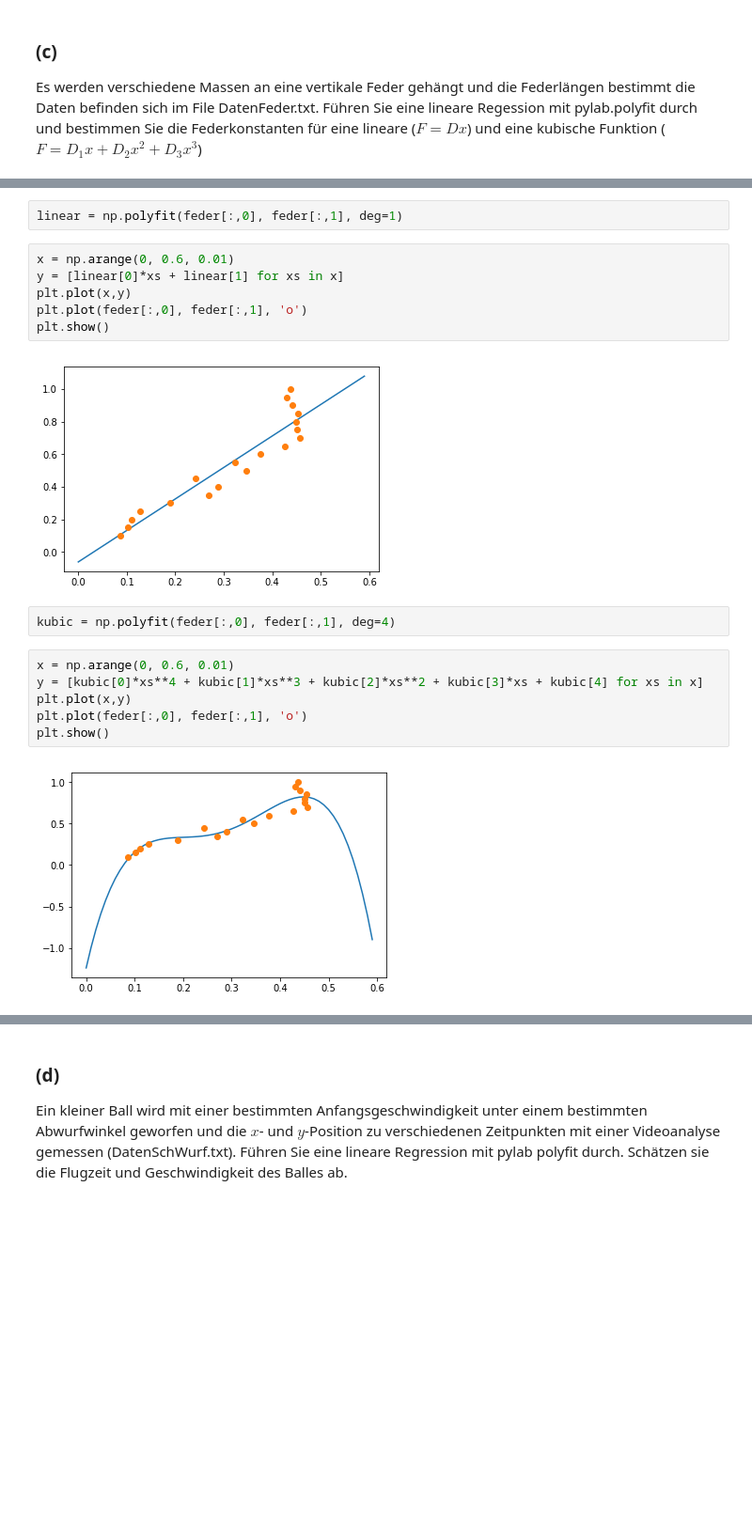
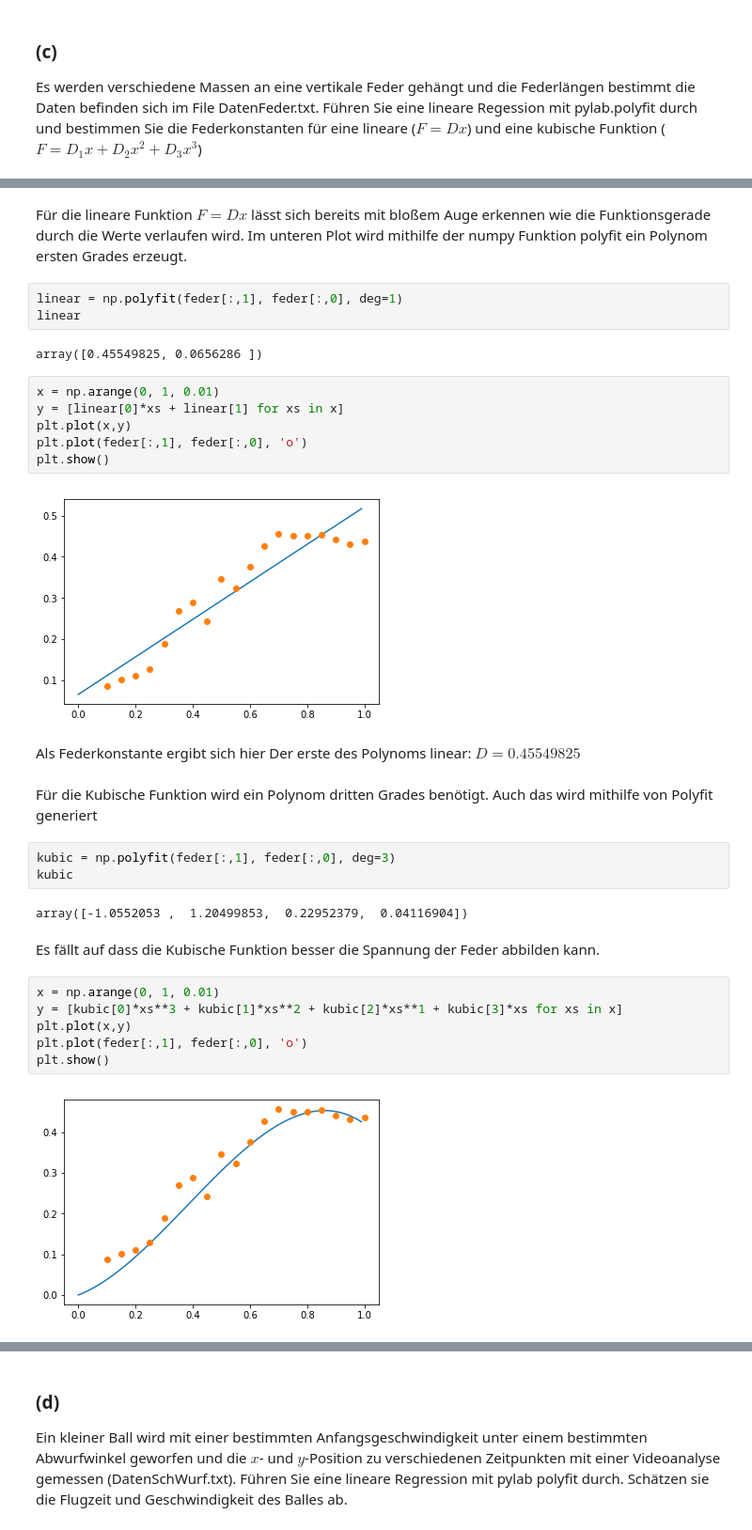
Before and after one commit to AlexandraMayer/Modellbildung-und-Simulation, a Jupyter notebook: Klassische Mechanik 1-Copy1.ipynb, the cells around one changed output, grey strips where cells are left out. Shown: that part at 94% size. Drawn from its saved outputs; the diff is of its cells as text; blank space fills up the shorter version.

```diff
--- a/Klassische Mechanik 1-Copy1.ipynb
+++ b/Klassische Mechanik 1-Copy1.ipynb
@@ -324,20 +348,34 @@ plt.show()
+# %% [markdown]
+Für die lineare Funktion $F = Dx$ lässt sich bereits mit bloßem Auge erkennen wie die Funktionsgerade durch die Werte verlaufen wird. Im unteren Plot wird mithilfe der numpy Funktion polyfit ein Polynom ersten Grades erzeugt.
 # %%
-linear = np.polyfit(feder[:,0], feder[:,1], deg=1)
+linear = np.polyfit(feder[:,1], feder[:,0], deg=1)
+linear
+# %% [output]
+array([0.45549825, 0.0656286 ])
 # %%
-x = np.arange(0, 0.6, 0.01)
+x = np.arange(0, 1, 0.01)
 y = [linear[0]*xs + linear[1] for xs in x]
 plt.plot(x,y)
-plt.plot(feder[:,0], feder[:,1], 'o')
+plt.plot(feder[:,1], feder[:,0], 'o')
 plt.show()
 # %% [output]
-[figure, old version]
+[figure, new version]
+# %% [markdown]
+Als Federkonstante ergibt sich hier Der erste des Polynoms linear: $D = 0.45549825$
+# %% [markdown]
+Für die Kubische Funktion wird ein Polynom dritten Grades benötigt. Auch das wird mithilfe von Polyfit generiert
 # %%
-kubic = np.polyfit(feder[:,0], feder[:,1], deg=4)
+kubic = np.polyfit(feder[:,1], feder[:,0], deg=3)
+kubic
+# %% [output]
+array([-1.0552053 ,  1.20499853,  0.22952379,  0.04116904])
+# %% [markdown]
+Es fällt auf dass die Kubische Funktion besser die Spannung der Feder abbilden kann.
 # %%
-x = np.arange(0, 0.6, 0.01)
-y = [kubic[0]*xs**4 + kubic[1]*xs**3 + kubic[2]*xs**2 + kubic[3]*xs + kubic[4] for xs in x]
+x = np.arange(0, 1, 0.01)
+y = [kubic[0]*xs**3 + kubic[1]*xs**2 + kubic[2]*xs**1 + kubic[3]*xs for xs in x]
 plt.plot(x,y)
-plt.plot(feder[:,0], feder[:,1], 'o')
+plt.plot(feder[:,1], feder[:,0], 'o')
 plt.show()
 # %% [output]
-[figure, old version]
+[figure, new version]
```
Also changed, not shown: parts of 16 cells of this notebook.
